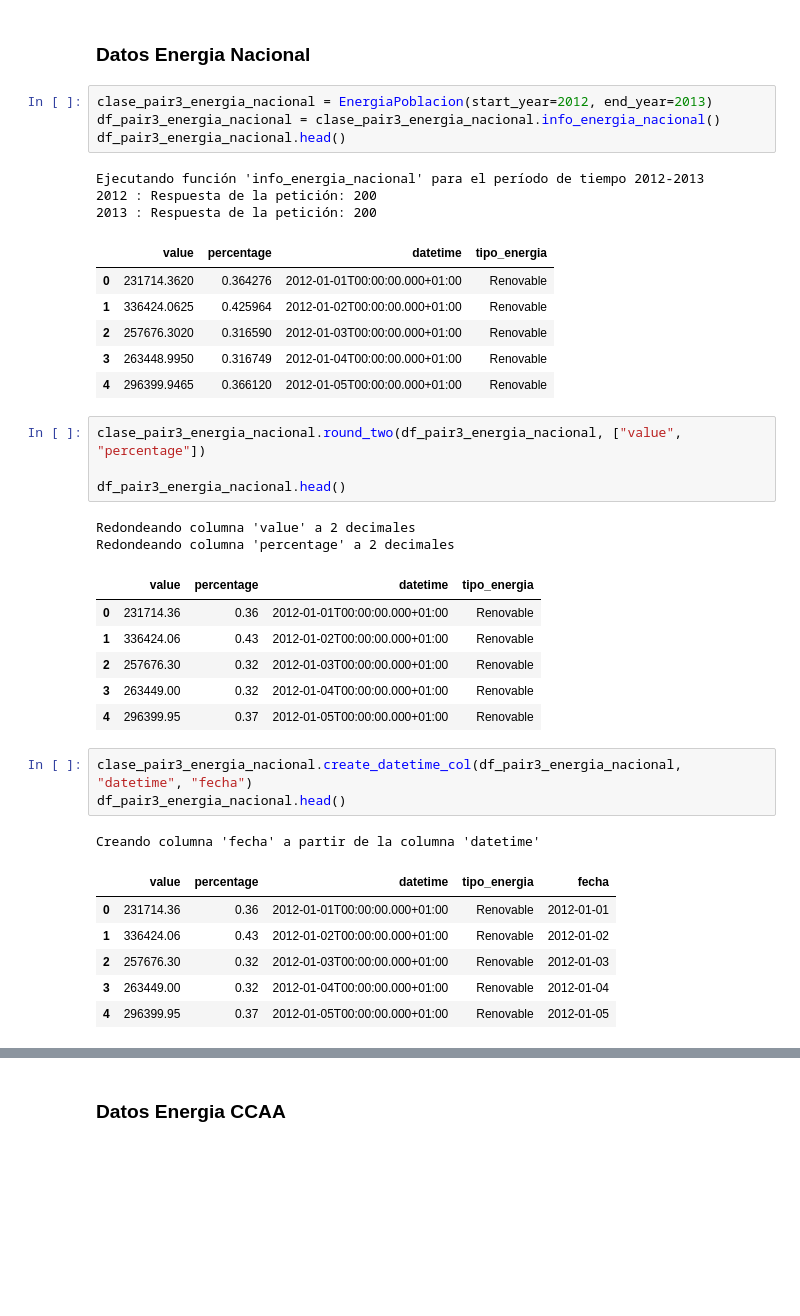
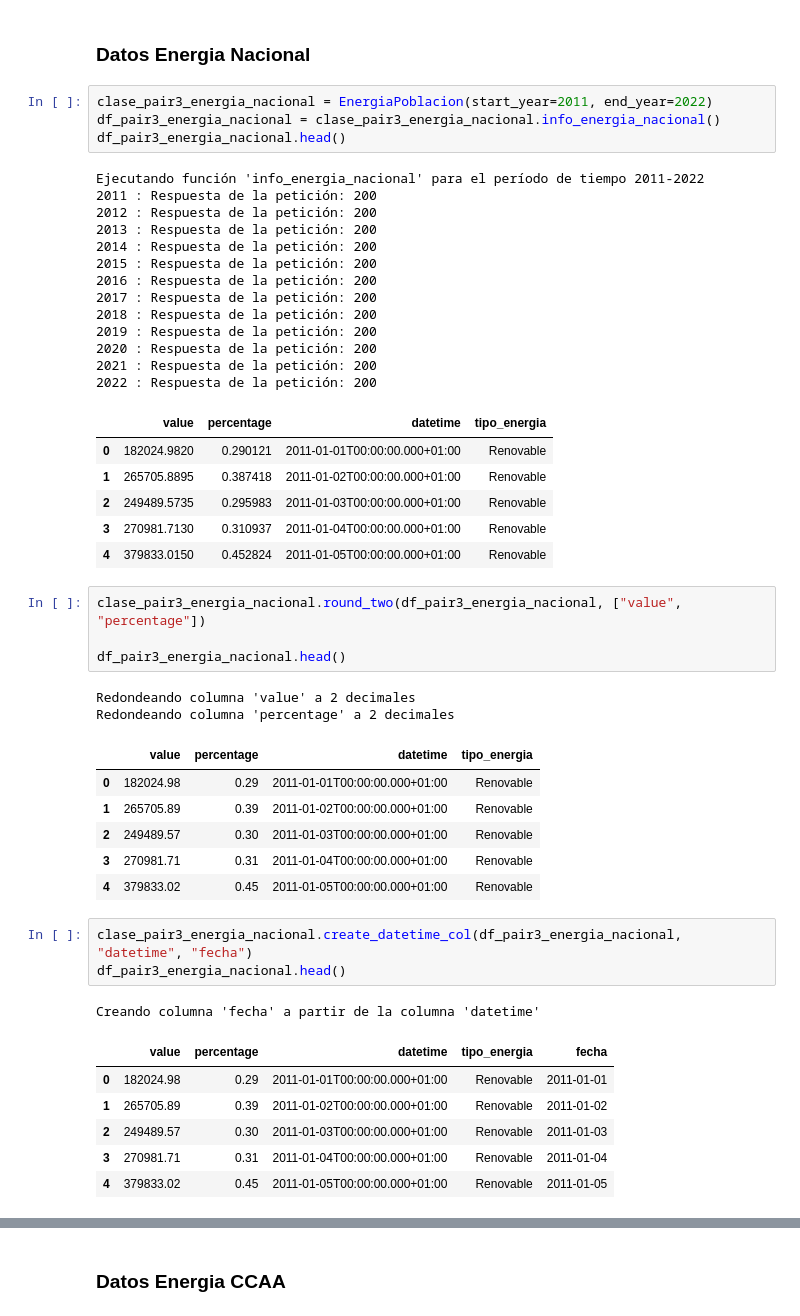
Before and after one commit to anane3373/promoE_modulo2_sprint2_pairprogramming_AnaGuardiayAndreaCabrera, a Jupyter notebook: ETL_pair/ETL3_pair_24_08.ipynb, the cells around one changed output, grey strips where cells are left out. Saved outputs shown, nothing was run; the diff lists cells and outputs as text; blank space fills up the shorter version.

Commit message:
pair 5 y 6_falta

```diff
--- a/ETL_pair/ETL3_pair_24_08.ipynb
+++ b/ETL_pair/ETL3_pair_24_08.ipynb
@@ -236,19 +236,29 @@ Guardando en: data/pairETL3_poblacion_comunidades.pkl
 # %% [markdown]
 ### Datos Energia Nacional
 # %%
-clase_pair3_energia_nacional = EnergiaPoblacion(start_year=2012, end_year=2013)
+clase_pair3_energia_nacional = EnergiaPoblacion(start_year=2011, end_year=2022)
 df_pair3_energia_nacional = clase_pair3_energia_nacional.info_energia_nacional()
 df_pair3_energia_nacional.head()
 # %% [output]
-Ejecutando función 'info_energia_nacional' para el período de tiempo 2012-2013
+Ejecutando función 'info_energia_nacional' para el período de tiempo 2011-2022
+2011 : Respuesta de la petición: 200
 2012 : Respuesta de la petición: 200
 2013 : Respuesta de la petición: 200
+2014 : Respuesta de la petición: 200
+2015 : Respuesta de la petición: 200
+2016 : Respuesta de la petición: 200
+2017 : Respuesta de la petición: 200
+2018 : Respuesta de la petición: 200
+2019 : Respuesta de la petición: 200
+2020 : Respuesta de la petición: 200
+2021 : Respuesta de la petición: 200
+2022 : Respuesta de la petición: 200
 |  | value | percentage | datetime | tipo_energia |
-| 0 | 231714.3620 | 0.364276 | 2012-01-01T00:00:00.000+01:00 | Renovable |
-| 1 | 336424.0625 | 0.425964 | 2012-01-02T00:00:00.000+01:00 | Renovable |
-| 2 | 257676.3020 | 0.316590 | 2012-01-03T00:00:00.000+01:00 | Renovable |
-| 3 | 263448.9950 | 0.316749 | 2012-01-04T00:00:00.000+01:00 | Renovable |
-| 4 | 296399.9465 | 0.366120 | 2012-01-05T00:00:00.000+01:00 | Renovable |
+| 0 | 182024.9820 | 0.290121 | 2011-01-01T00:00:00.000+01:00 | Renovable |
+| 1 | 265705.8895 | 0.387418 | 2011-01-02T00:00:00.000+01:00 | Renovable |
+| 2 | 249489.5735 | 0.295983 | 2011-01-03T00:00:00.000+01:00 | Renovable |
+| 3 | 270981.7130 | 0.310937 | 2011-01-04T00:00:00.000+01:00 | Renovable |
+| 4 | 379833.0150 | 0.452824 | 2011-01-05T00:00:00.000+01:00 | Renovable |
 # %%
 clase_pair3_energia_nacional.round_two(df_pair3_energia_nacional, ["value", "percentage"])
 
@@ -257,22 +267,22 @@ df_pair3_energia_nacional.head()
 Redondeando columna 'value' a 2 decimales
 Redondeando columna 'percentage' a 2 decimales
 |  | value | percentage | datetime | tipo_energia |
-| 0 | 231714.36 | 0.36 | 2012-01-01T00:00:00.000+01:00 | Renovable |
-| 1 | 336424.06 | 0.43 | 2012-01-02T00:00:00.000+01:00 | Renovable |
-| 2 | 257676.30 | 0.32 | 2012-01-03T00:00:00.000+01:00 | Renovable |
-| 3 | 263449.00 | 0.32 | 2012-01-04T00:00:00.000+01:00 | Renovable |
-| 4 | 296399.95 | 0.37 | 2012-01-05T00:00:00.000+01:00 | Renovable |
+| 0 | 182024.98 | 0.29 | 2011-01-01T00:00:00.000+01:00 | Renovable |
+| 1 | 265705.89 | 0.39 | 2011-01-02T00:00:00.000+01:00 | Renovable |
+| 2 | 249489.57 | 0.30 | 2011-01-03T00:00:00.000+01:00 | Renovable |
+| 3 | 270981.71 | 0.31 | 2011-01-04T00:00:00.000+01:00 | Renovable |
+| 4 | 379833.02 | 0.45 | 2011-01-05T00:00:00.000+01:00 | Renovable |
 # %%
 clase_pair3_energia_nacional.create_datetime_col(df_pair3_energia_nacional, "datetime", "fecha")
 df_pair3_energia_nacional.head()
 # %% [output]
 Creando columna 'fecha' a partir de la columna 'datetime'
 |  | value | percentage | datetime | tipo_energia | fecha |
-| 0 | 231714.36 | 0.36 | 2012-01-01T00:00:00.000+01:00 | Renovable | 2012-01-01 |
-| 1 | 336424.06 | 0.43 | 2012-01-02T00:00:00.000+01:00 | Renovable | 2012-01-02 |
-| 2 | 257676.30 | 0.32 | 2012-01-03T00:00:00.000+01:00 | Renovable | 2012-01-03 |
-| 3 | 263449.00 | 0.32 | 2012-01-04T00:00:00.000+01:00 | Renovable | 2012-01-04 |
-| 4 | 296399.95 | 0.37 | 2012-01-05T00:00:00.000+01:00 | Renovable | 2012-01-05 |
+| 0 | 182024.98 | 0.29 | 2011-01-01T00:00:00.000+01:00 | Renovable | 2011-01-01 |
+| 1 | 265705.89 | 0.39 | 2011-01-02T00:00:00.000+01:00 | Renovable | 2011-01-02 |
+| 2 | 249489.57 | 0.30 | 2011-01-03T00:00:00.000+01:00 | Renovable | 2011-01-03 |
+| 3 | 270981.71 | 0.31 | 2011-01-04T00:00:00.000+01:00 | Renovable | 2011-01-04 |
+| 4 | 379833.02 | 0.45 | 2011-01-05T00:00:00.000+01:00 | Renovable | 2011-01-05 |
 # %%
 clase_pair3_energia_nacional.drop_column(df_pair3_energia_nacional, "datetime")
 df_pair3_energia_nacional.head()
```
Also changed, not shown: parts of 5 cells of this notebook, 15 other files.
